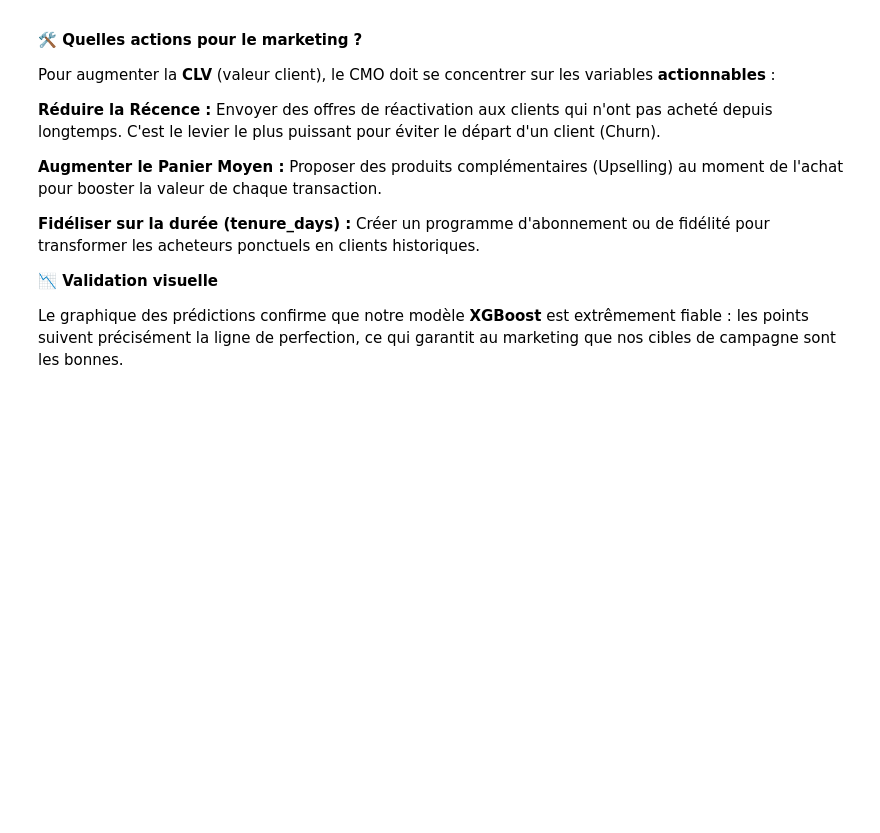
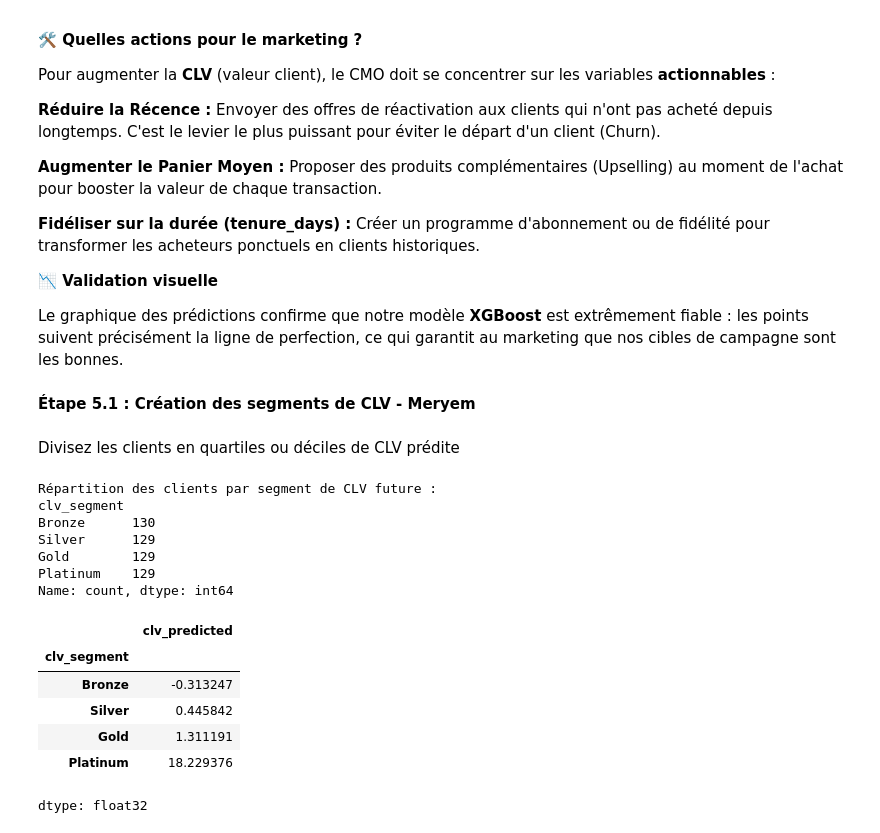
Before and after one commit to fds-imane/Data_Marketing, a Jupyter notebook: data_marketing_part3.ipynb, the cells around one changed output. Saved outputs shown, nothing was run; the diff lists cells and outputs as text; code cells hidden in the pictures; blank space fills up the shorter version.

```diff
--- a/data_marketing_part3.ipynb
+++ b/data_marketing_part3.ipynb
@@ -540,3 +540,41 @@ Pour augmenter la **CLV** (valeur client), le CMO doit se concentrer sur les var
 **📉 Validation visuelle**
 
 Le graphique des prédictions confirme que notre modèle **XGBoost** est extrêmement fiable : les points suivent précisément la ligne de perfection, ce qui garantit au marketing que nos cibles de campagne sont les bonnes.
+# %% [markdown]
+**Étape 5.1 : Création des segments de CLV - Meryem**
+# %% [markdown]
+Divisez les clients en quartiles ou déciles de CLV prédite
+# %%
+# 1. Création des quartiles basés sur la CLV prédite
+#  'xgb_model' et tes features de test 'X_test'
+test_preds = xgb_model.predict(X_test)
+
+# Création d'un DataFrame de résultats pour le test set
+df_res = pd.DataFrame({
+    'customer_id': X_test.index,
+    'clv_predicted': test_preds
+})
+
+# Découpage en 4 groupes (Q1 à Q4)
+df_res['clv_segment'] = pd.qcut(df_res['clv_predicted'], q=4, labels=['Bronze', 'Silver', 'Gold', 'Platinum'])
+
+print("Répartition des clients par segment de CLV future :")
+print(df_res['clv_segment'].value_counts())
+
+# Affichage des moyennes de CLV prédite par segment
+display(df_res.groupby('clv_segment')['clv_predicted'].mean())
+# %% [output]
+Répartition des clients par segment de CLV future :
+clv_segment
+Bronze      130
+Silver      129
+Gold        129
+Platinum    129
+Name: count, dtype: int64
+|  | clv_predicted |
+| clv_segment |  |
+| Bronze | -0.313247 |
+| Silver | 0.445842 |
+| Gold | 1.311191 |
+| Platinum | 18.229376 |
+dtype: float32
```
Also changed, not shown: parts of 8 cells of this notebook.
